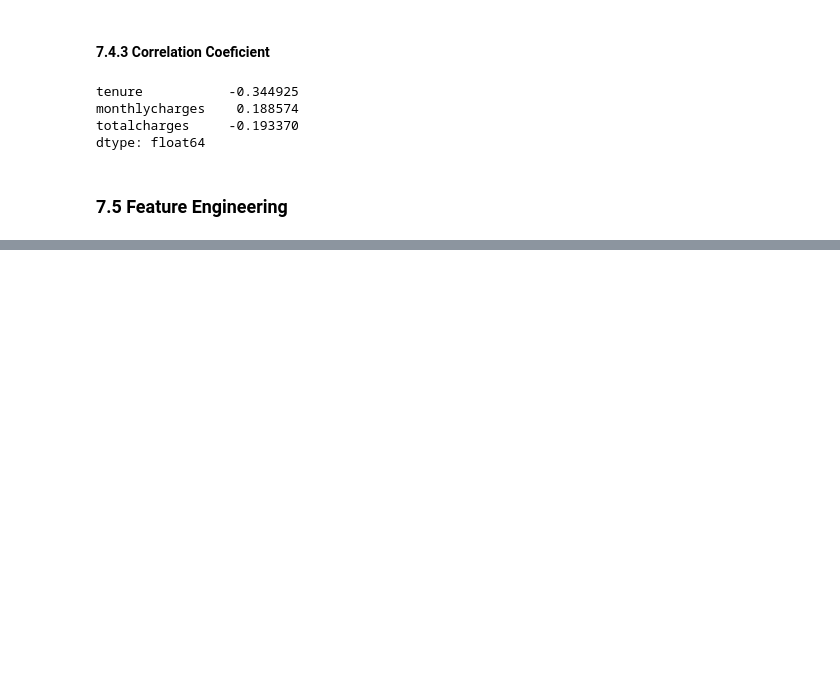
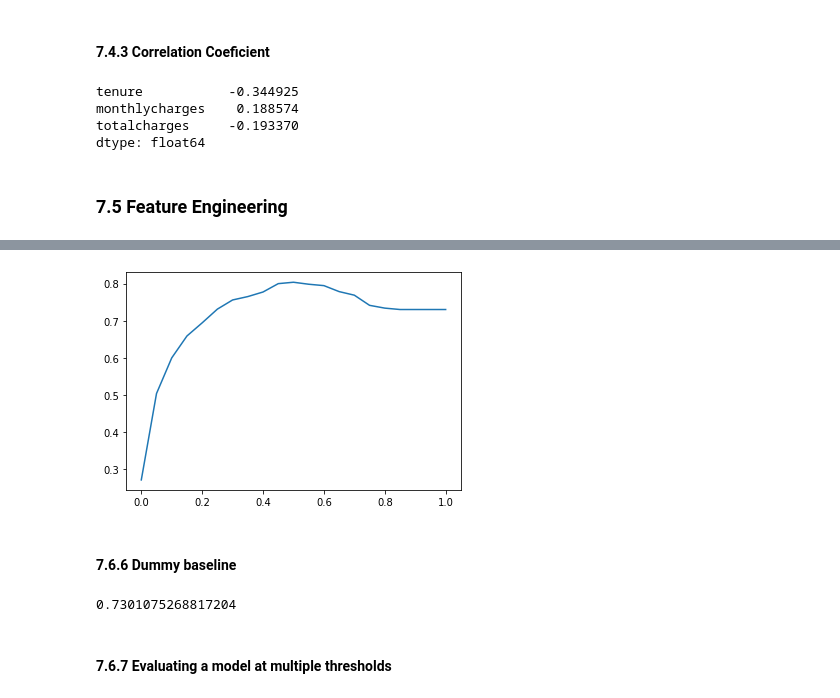
Before and after one commit to provezano/telco-customer-churn, a Jupyter notebook: churn-prediction.ipynb, the cells around one changed output, grey strips where cells are left out. Cells and saved outputs as stored; diff of their text form; code cells hidden in the pictures; blank space fills up the shorter version.

```diff
--- a/churn-prediction.ipynb
+++ b/churn-prediction.ipynb
@@ -342,0 +351,9 @@ array([[0.93484733, 0.06515267]])
+# %%
+thresholds = np.linspace(0, 1, 21)
+accuracies = []
+
+for t in thresholds:
+    churn = y_pred >= t
+    acc = accuracy_score(y_val, churn)
+    accuracies.append(acc)
+    print('%0.2f %0.3f' % (t, acc))
@@ -342,0 +378,6 @@ array([[0.93484733, 0.06515267]])
+# %%
+plt.plot(thresholds, accuracies);
+# %% [output]
+[figure, added]
+# %% [markdown]
+#### 7.6.6 Dummy baseline
@@ -342,0 +387,6 @@ array([[0.93484733, 0.06515267]])
+# %%
+accuracy_score(baseline, y_val)
+# %% [output]
+0.7301075268817204
+# %% [markdown]
+#### 7.6.7 Evaluating a model at multiple thresholds
```
Also changed, not shown: parts of 92 cells of this notebook, 8 other files.
